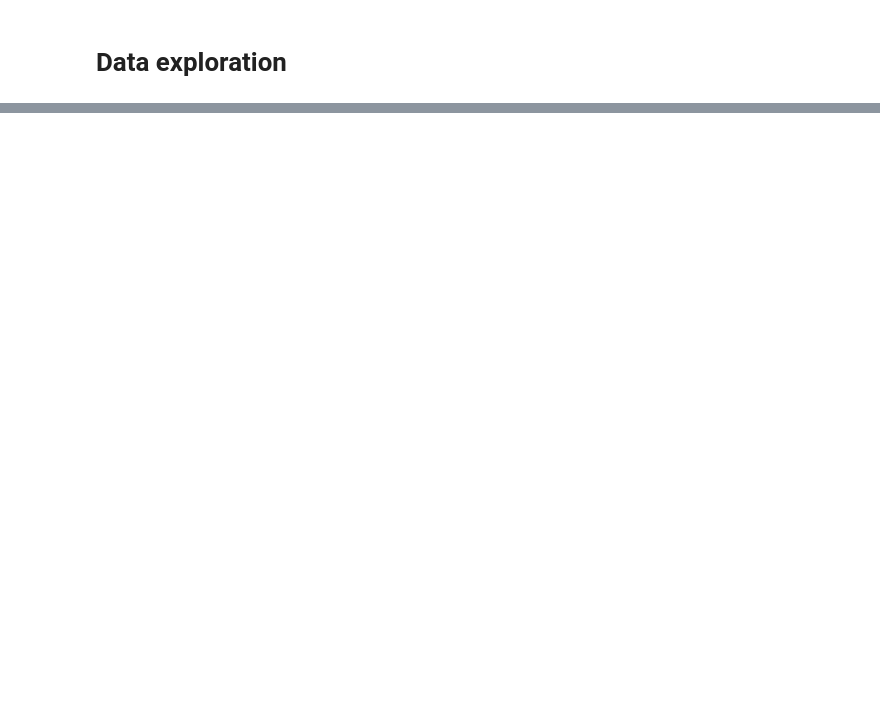
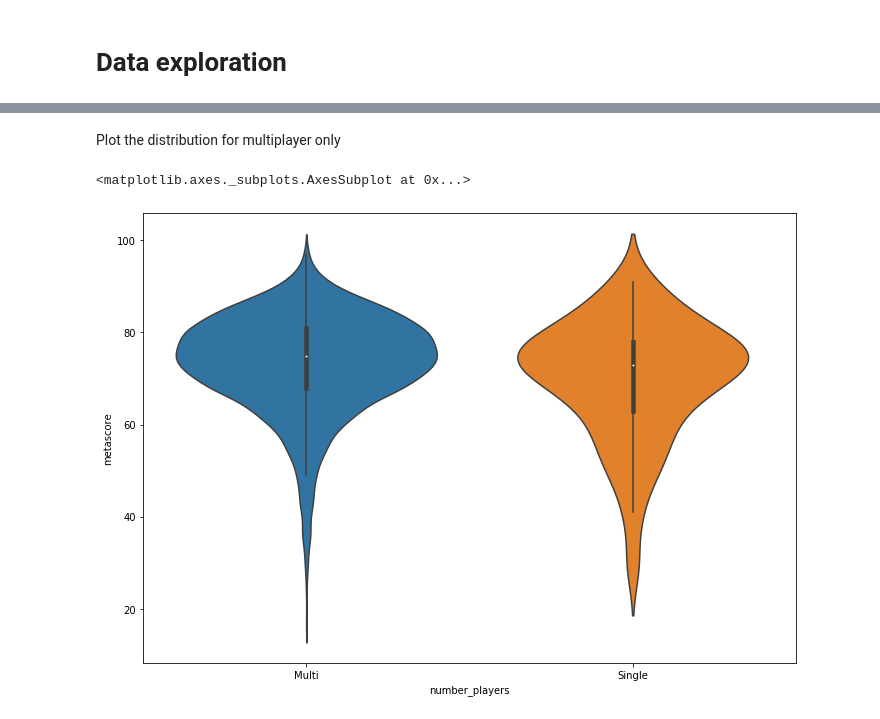
Before and after one commit to Daniel-Tebart/MetacriticAnalysis, a Jupyter notebook: main.ipynb, the cells around one changed output, grey strips where cells are left out. Saved outputs shown, nothing was run; the diff lists cells and outputs as text; code cells hidden in the pictures; blank space fills up the shorter version.

```diff
--- a/main.ipynb
+++ b/main.ipynb
@@ -61,0 +58,17 @@ sns.violinplot(ax = ax, x = "genre", y = "score", hue = "fromCritic", data = com
+# %%
+file = 'data/metacritic_games.csv'
+data = pd.read_csv(file)
+
+multiplayer_types = list(data['number_players'].value_counts().index)
+multiplayer_types.remove('1 Player')
+
+data.loc[data['number_players'] == '1 Player', 'number_players'] = 'Single'
+data.loc[data['number_players'].isin(multiplayer_types), 'number_players'] = 'Multi'
+# %% [markdown]
+Plot the distribution for multiplayer only
+# %%
+fig, ax = pyplot.subplots(figsize = (11.7, 8.27))
+sns.violinplot(ax = ax, x = "number_players", y = "metascore", data = data)
+# %% [output]
+<matplotlib.axes._subplots.AxesSubplot at 0x...>
+[figure, added]
```
Also changed, not shown: parts of 8 cells of this notebook.
